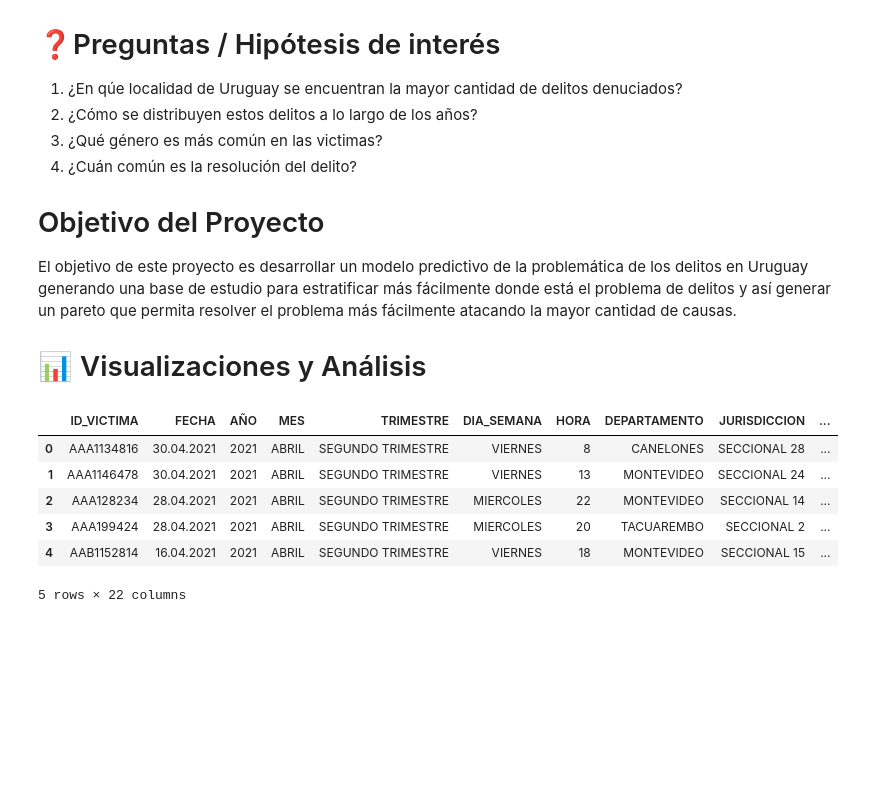
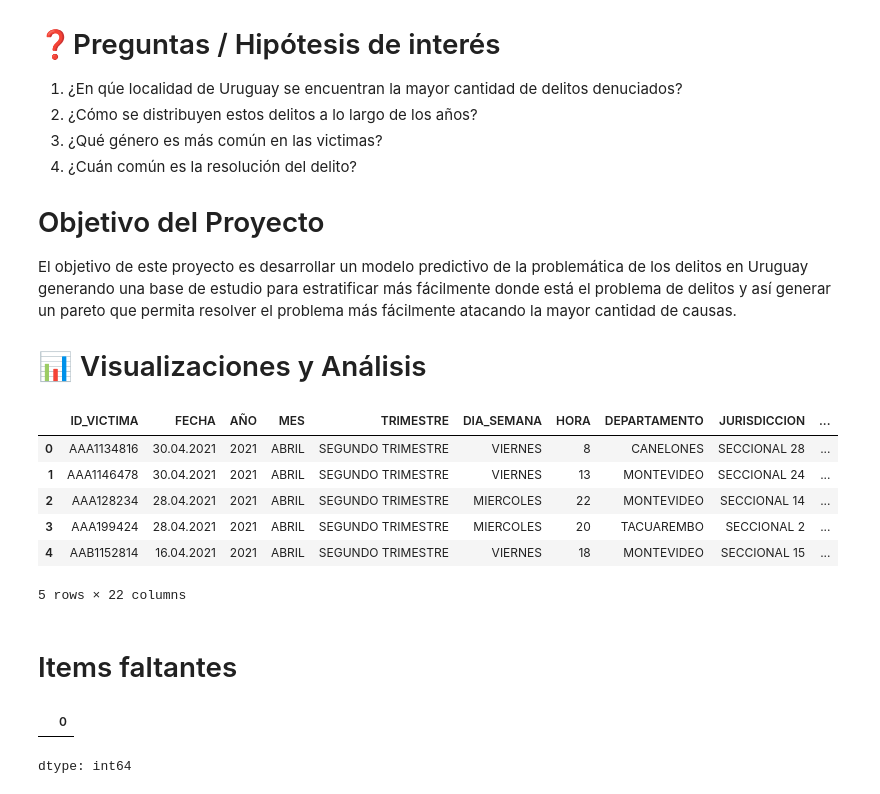
Before and after one commit to Syomara/Data-Science-1, a Jupyter notebook: ProyectoDS_Parte_1_Bazzini.ipynb, the cells around one changed output. Drawn from its saved outputs; the diff is of its cells as text; code cells hidden in the pictures; blank space fills up the shorter version.

```diff
--- a/ProyectoDS_Parte_1_Bazzini.ipynb
+++ b/ProyectoDS_Parte_1_Bazzini.ipynb
@@ -41,3 +41,11 @@ df.head()
 | 3 | AAA199424 | 28.04.2021 | 2021 | ABRIL | SEGUNDO TRIMESTRE | MIERCOLES | 20 | TACUAREMBO | SECCIONAL 2 | ... |
 | 4 | AAB1152814 | 16.04.2021 | 2021 | ABRIL | SEGUNDO TRIMESTRE | VIERNES | 18 | MONTEVIDEO | SECCIONAL 15 | ... |
 5 rows × 22 columns
+# %% [markdown]
+# Items faltantes
+# %%
+missing = df.isna().sum().sort_values(ascending=False)
+missing[missing > 0]
+# %% [output]
+|  | 0 |
+dtype: int64
```
Also changed, not shown: parts of 7 cells of this notebook.
